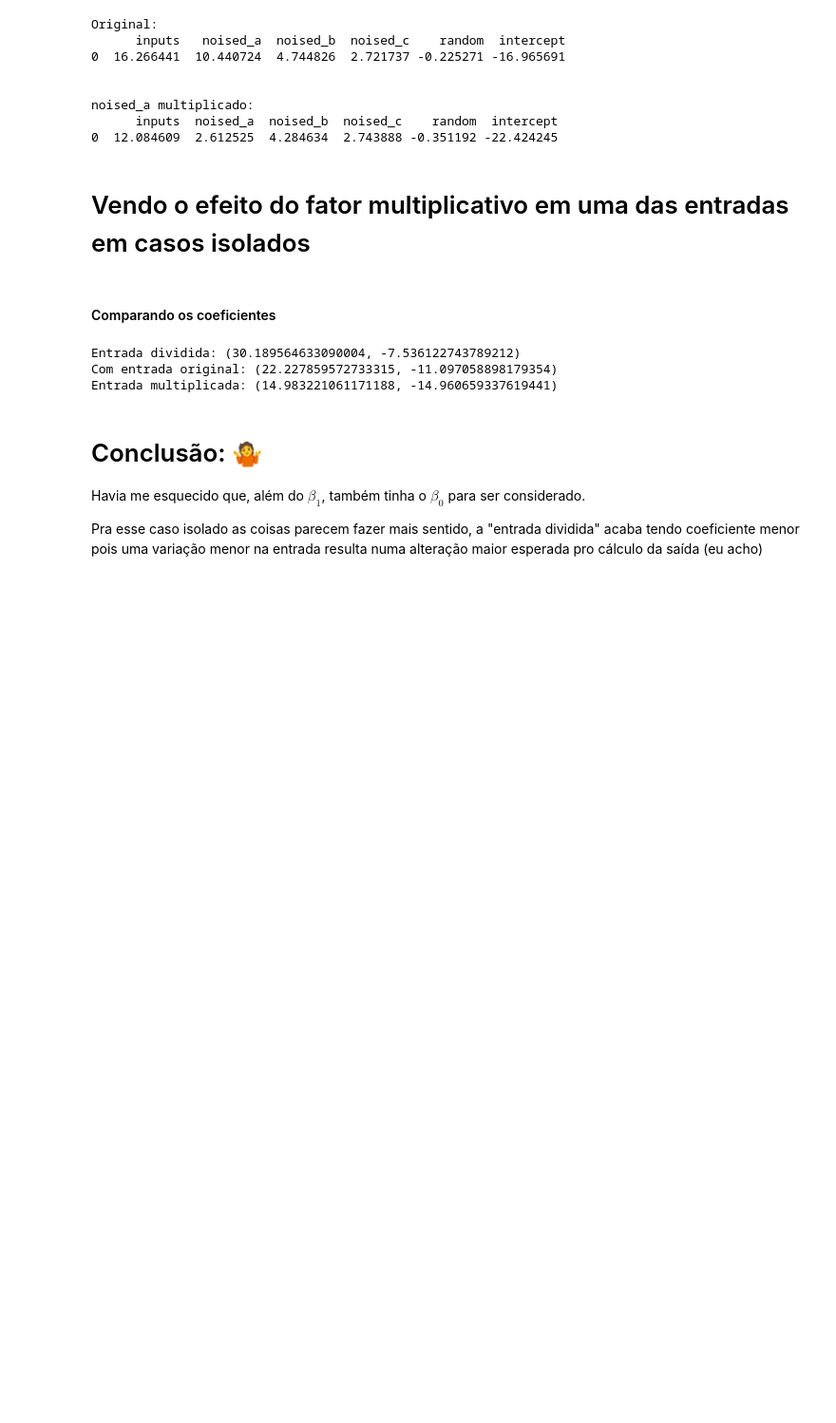
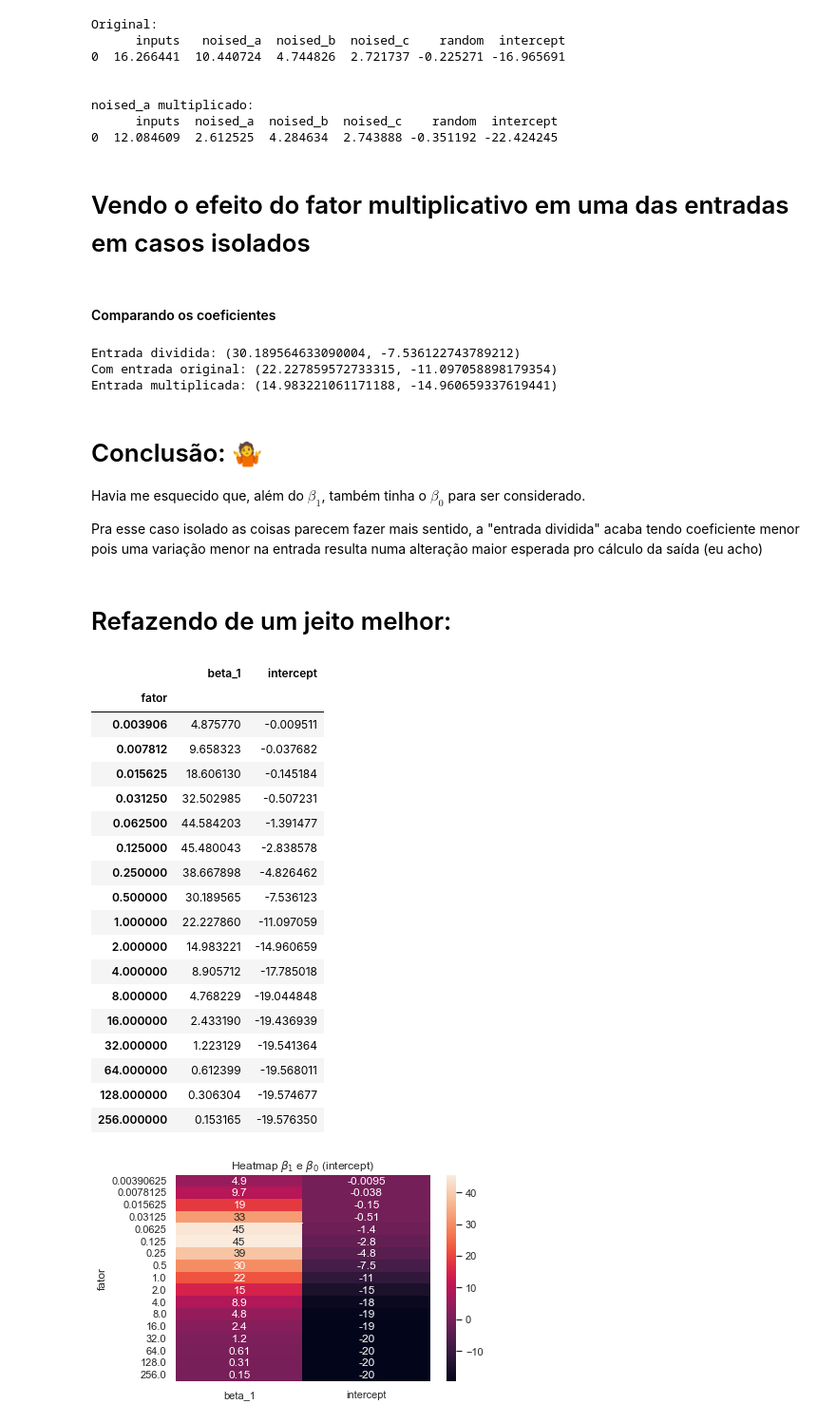
Before and after one commit to lmkawakami/misc-notebooks, a Jupyter notebook: 02_regressao_logistica/testando_coeficientes.ipynb, the cells around one changed output. Shown at 95% size. Saved outputs shown, nothing was run; the diff lists cells and outputs as text; code cells hidden in the pictures; blank space fills up the shorter version.

Commit message:
add plots das sigmoides e efeitos dos coefs

```diff
--- a/02_regressao_logistica/testando_coeficientes.ipynb
+++ b/02_regressao_logistica/testando_coeficientes.ipynb
@@ -357,3 +357,50 @@ Entrada multiplicada: (14.983221061171188, -14.960659337619441)
 Havia me esquecido que, além do $\beta_1$, também tinha o $\beta_0$ para ser considerado.
 
 Pra esse caso isolado as coisas parecem fazer mais sentido, a "entrada dividida" acaba tendo coeficiente menor pois uma variação menor na entrada resulta numa alteração maior esperada pro cálculo da saída (eu acho)
+# %% [markdown]
+# Refazendo de um jeito melhor:
+# %%
+fatores_mult = [1/256, 1/128, 1/64, 1/32, 1/16, 1/8, 1/4, 1/2, 1, 2, 4, 8, 16, 32, 64, 128, 256]
+factors_df = pd.DataFrame()
+
+for fator in fatores_mult:
+  X = df[['noised_a']].copy()
+  X['noised_a'] = X['noised_a']*fator
+  y = df['outputs']
+
+  clf = LogisticRegression().fit(X, y)
+
+  input_coefs = (clf.coef_[0][0], clf.intercept_[0])
+
+  factors_df = factors_df.append({
+    'beta_1': input_coefs[0],
+    'intercept': input_coefs[1],
+    'fator': fator,
+  }, ignore_index=True)
+factors_df.set_index('fator',inplace=True)
+
+ax = sns.heatmap(factors_df, annot=True)
+ax.set_title(r"Heatmap $\beta_1$ e $\beta_0$ (intercept)")
+
+factors_df
+# %% [output]
+|  | beta_1 | intercept |
+| fator |  |  |
+| 0.003906 | 4.875770 | -0.009511 |
+| 0.007812 | 9.658323 | -0.037682 |
+| 0.015625 | 18.606130 | -0.145184 |
+| 0.031250 | 32.502985 | -0.507231 |
+| 0.062500 | 44.584203 | -1.391477 |
+| 0.125000 | 45.480043 | -2.838578 |
+| 0.250000 | 38.667898 | -4.826462 |
+| 0.500000 | 30.189565 | -7.536123 |
+| 1.000000 | 22.227860 | -11.097059 |
+| 2.000000 | 14.983221 | -14.960659 |
+| 4.000000 | 8.905712 | -17.785018 |
+| 8.000000 | 4.768229 | -19.044848 |
+| 16.000000 | 2.433190 | -19.436939 |
+| 32.000000 | 1.223129 | -19.541364 |
+| 64.000000 | 0.612399 | -19.568011 |
+| 128.000000 | 0.306304 | -19.574677 |
+| 256.000000 | 0.153165 | -19.576350 |
+[figure, added]
```
Also changed, not shown: parts of 6 cells of this notebook.
